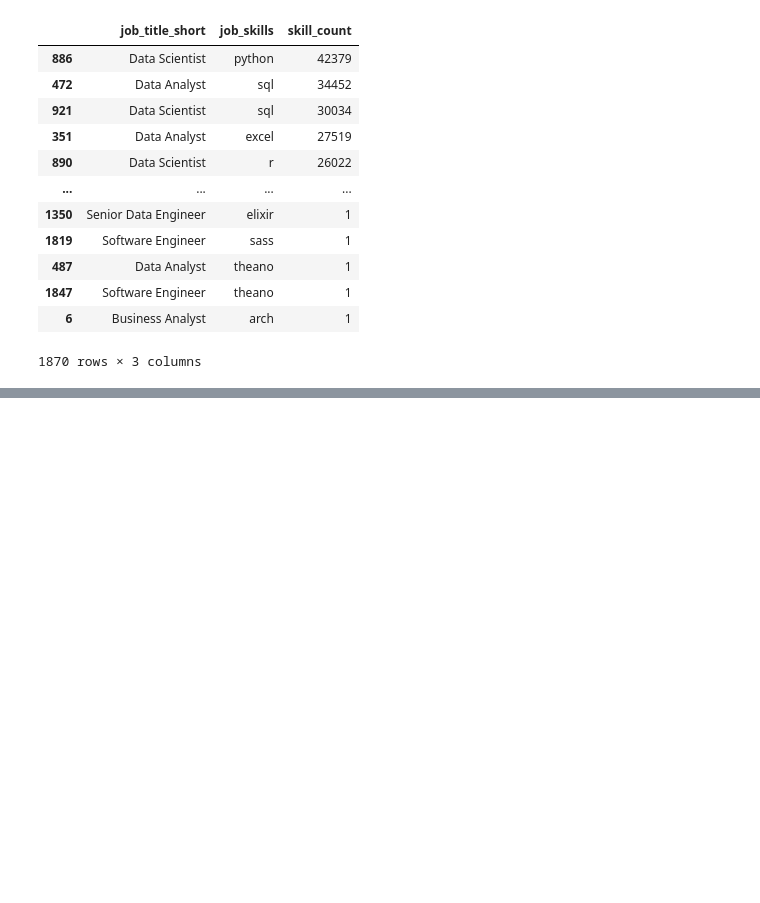
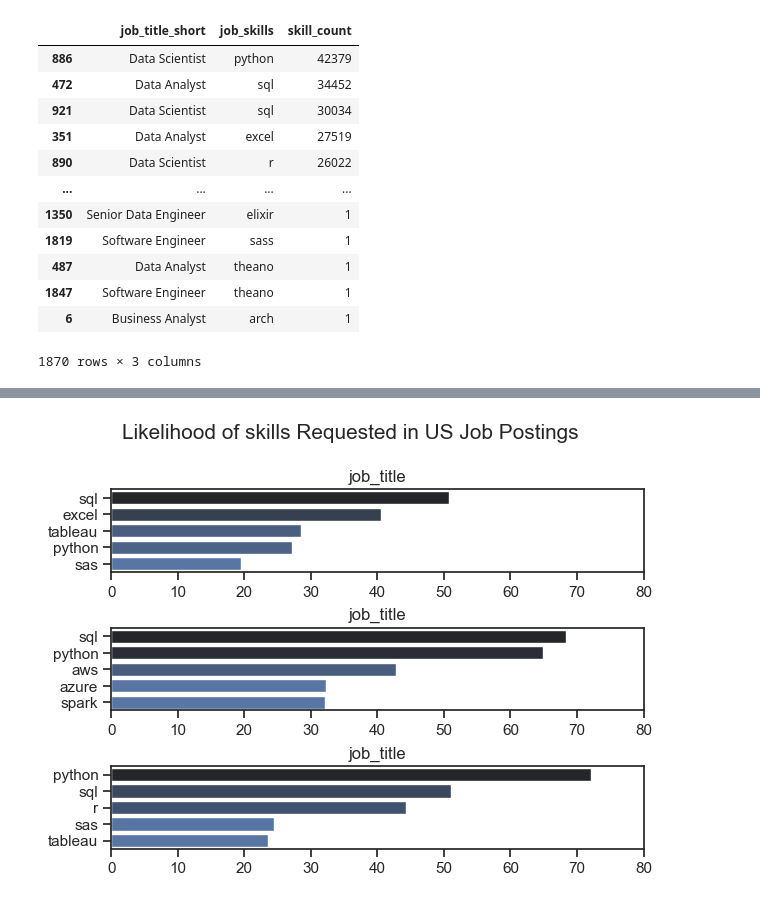
Before and after one commit to Irakib98/data_analysis_with_python, a Jupyter notebook: 3_project/2_skills_demand.ipynb, the cells around one changed output, grey strips where cells are left out. Cells and saved outputs as stored; diff of their text form; code cells hidden in the pictures; blank space fills up the shorter version.

```diff
--- a/3_project/2_skills_demand.ipynb
+++ b/3_project/2_skills_demand.ipynb
@@ -53,0 +76,4 @@ df_skills_count
+# %%
+df_skills_perc = pd.merge(df_skills_count, df_job_title_count, how='left', on='job_title_short')
+df_skills_perc['skill_percent'] = 100 * df_skills_perc['skill_count'] / df_skills_perc['jobs_total']
+df_skills_perc
@@ -53,0 +94,17 @@ df_skills_count
+# %%
+fig, ax = plt.subplots(len(job_titles), 1)
+sns.set_theme(style='ticks')
+for i, job_title in enumerate(job_titles):
+    df_plot = df_skills_perc[df_skills_perc['job_title_short'] == job_title].head(5)
+    sns.barplot(data=df_plot, x='skill_percent', y='job_skills', ax=ax[i],hue='skill_count', palette='dark:b_r')
+    ax[i].set_title('job_title')
+    ax[i].set_ylabel('')
+    ax[i].set_xlabel('')
+    ax[i].get_legend().remove()
+    ax[i].set_xlim(0,80)
+
+fig.suptitle('Likelihood of skills Requested in US Job Postings',fontsize=15)
+plt.tight_layout(h_pad=0.5)
+plt.show()
+# %% [output]
+[figure, added]
```
Also changed, not shown: parts of 4 cells of this notebook.
